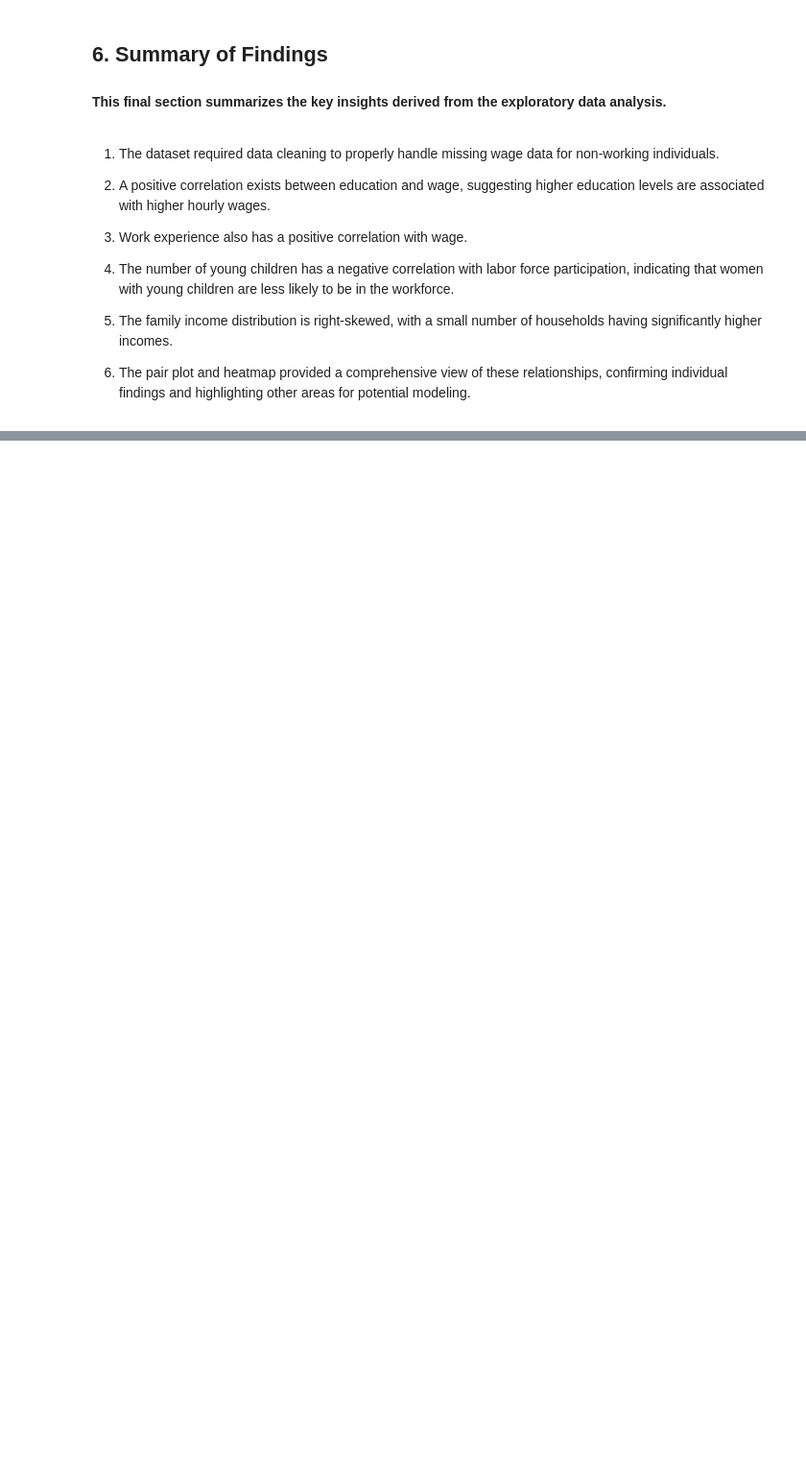
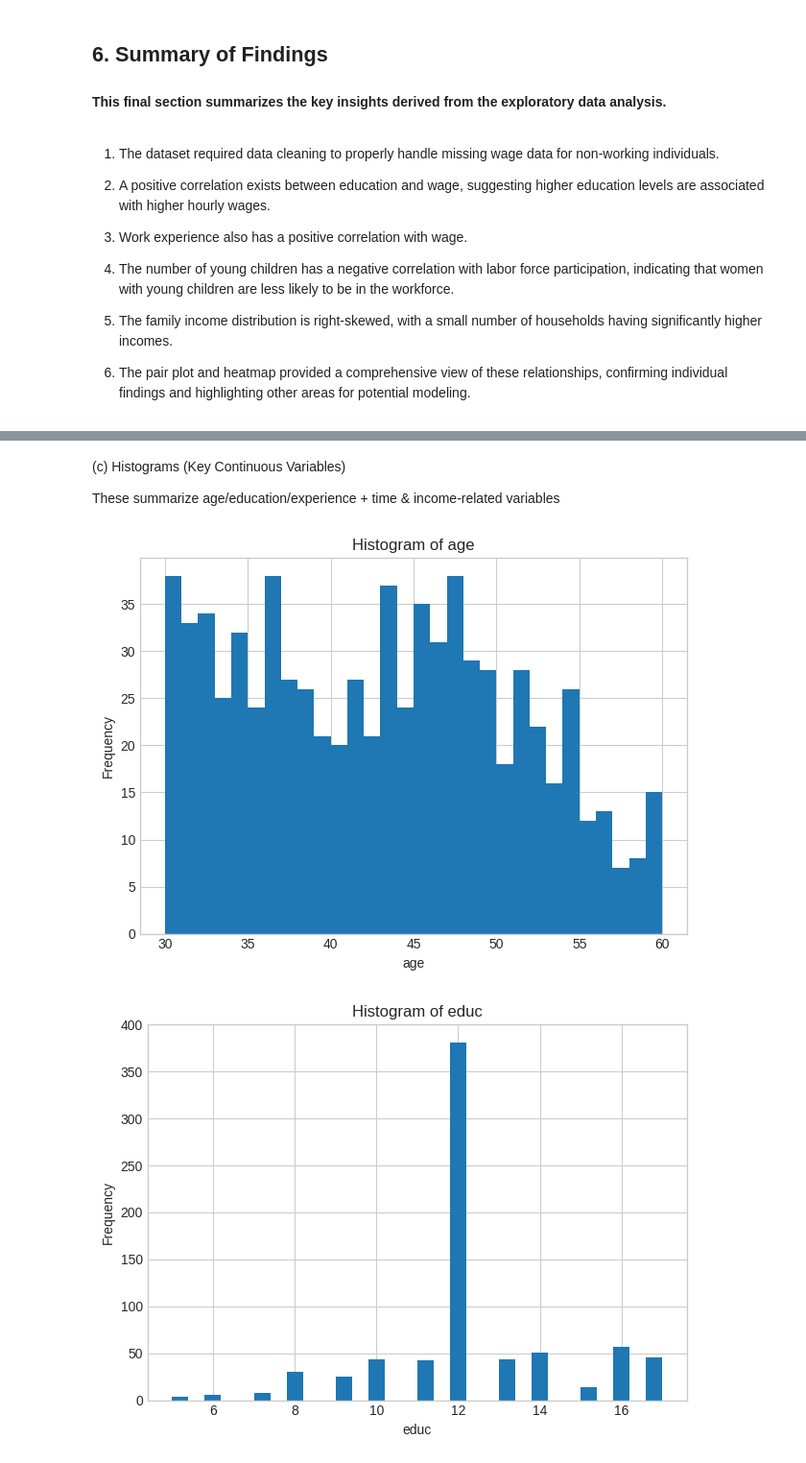
Before and after one commit to Armaan8/EDA, a Jupyter notebook: 22BDS0317.ipynb, the cells around one changed output, grey strips where cells are left out. Shown at 96% size. Cells and saved outputs as stored; diff of their text form; code cells hidden in the pictures; blank space fills up the shorter version.

```diff
--- a/22BDS0317.ipynb
+++ b/22BDS0317.ipynb
@@ -290,0 +311,8 @@ plt.show()
+# %%
+df_num = df.select_dtypes(include=[np.number]).copy()
+df_cat = df.select_dtypes(exclude=[np.number]).copy()
+
+desc = df_num.describe(percentiles=[0.25, 0.5, 0.75]).T
+desc['skew'] = df_num.skew(numeric_only=True)
+print("---- Descriptive Statistics (with skewness) ----")
+display(desc)
@@ -290,0 +340,22 @@ plt.show()
+# %%
+# Identify 0/1 integer columns to treat as categorical for frequency
+binary_like = []
+for col in df_num.columns:
+    vals = df_num[col].dropna().unique()
+    if len(vals) <= 3 and set(vals).issubset({0, 1, 2}):
+        binary_like.append(col)
+
+# Known binary categoricals
+cat_cols = [c for c in ['inlf', 'city'] if c in df.columns]
+
+def freq_table(s: pd.Series, name: str):
+    vc = s.value_counts(dropna=False)
+    out = pd.DataFrame({name: vc.index, 'count': vc.values})
+    out['percent'] = (out['count'] / len(s) * 100).round(2)
+    return out
+
+print("Frequency Tables (Categorical/Binary-like)")
+for c in cat_cols + binary_like:
+    if c in df.columns:
+        print(f"\nFrequency: {c}")
+        display(freq_table(df[c], c))
@@ -290,0 +381,16 @@ plt.show()
+# %% [markdown]
+(c) Histograms (Key Continuous Variables)
+
+These summarize age/education/experience + time & income-related variables
+# %%
+to_plot_hist = [c for c in ['age','educ','exper','hours','faminc','huswage','nwifeinc'] if c in df_num.columns]
+
+for col in to_plot_hist:
+    plt.figure()
+    df_num[col].dropna().plot(kind='hist', bins=30, title=f'Histogram of {col}')
+    plt.xlabel(col); plt.ylabel('Frequency')
+    plt.tight_layout()
+    plt.show()
+# %% [output]
+[figure, added]
+[figure, added]
```
Also changed, not shown: parts of 26 cells of this notebook.
